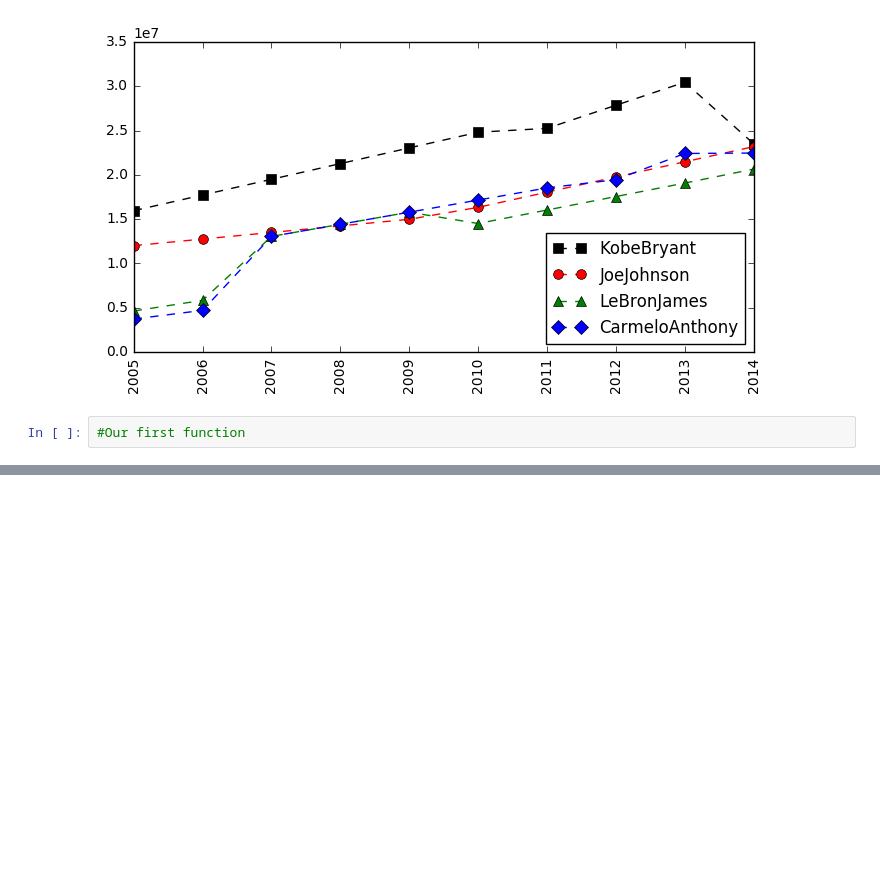
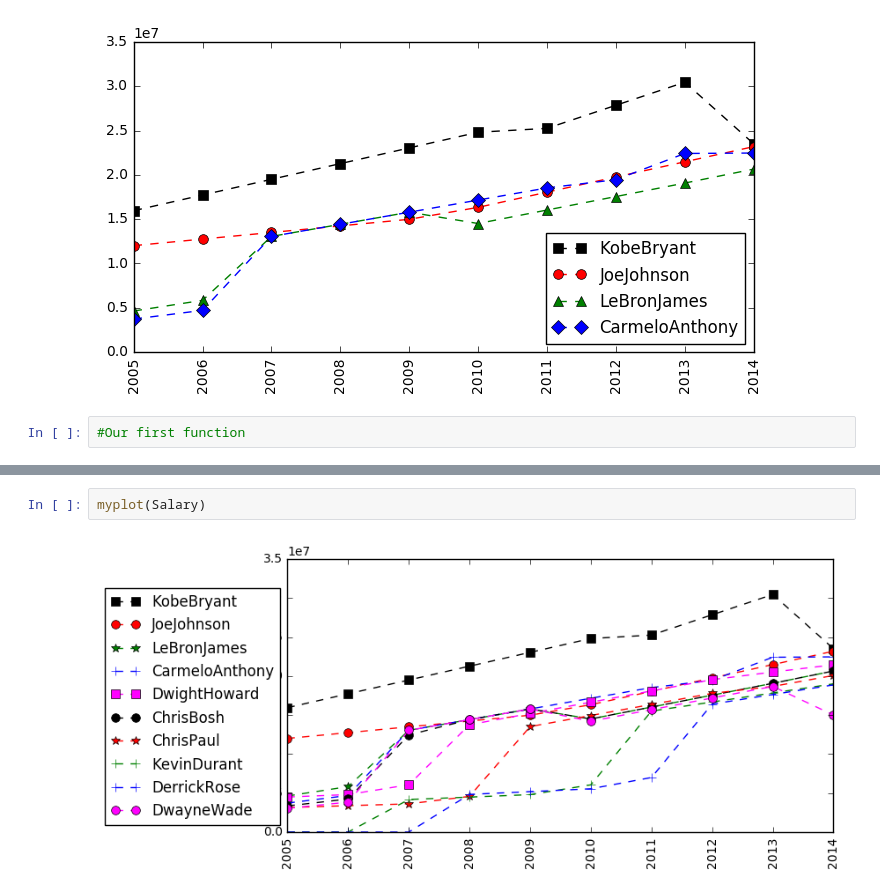
Before and after one commit to klimantje/PythonProgrammingCourse, a Jupyter notebook: Basketball Trends.ipynb, the cells around one changed output, grey strips where cells are left out. Saved outputs shown, nothing was run; the diff lists cells and outputs as text; blank space fills up the shorter version.

```diff
--- a/Basketball Trends.ipynb
+++ b/Basketball Trends.ipynb
@@ -410,0 +430,4 @@ myplot(["KobeBryant", "LeBronJames"])
+# %%
+myplot(Salary)
+# %% [output]
+[figure, added]
```
Also changed, not shown: parts of 13 cells of this notebook.
